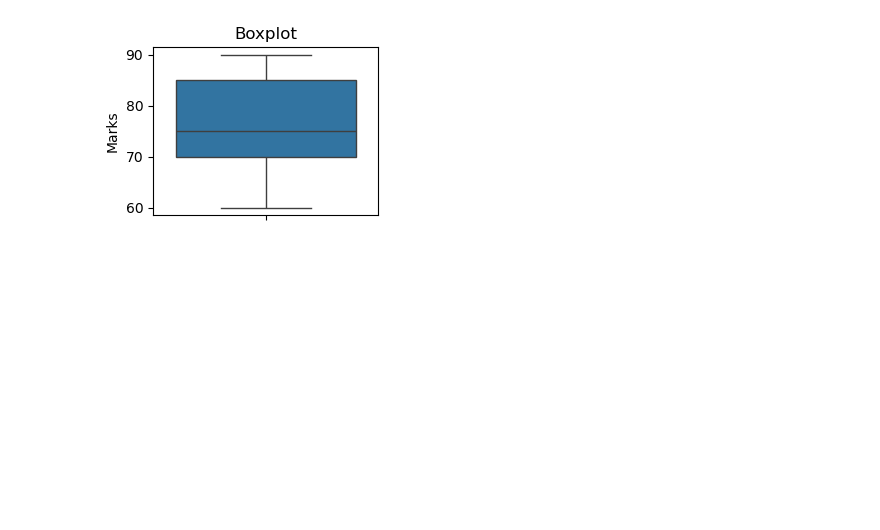
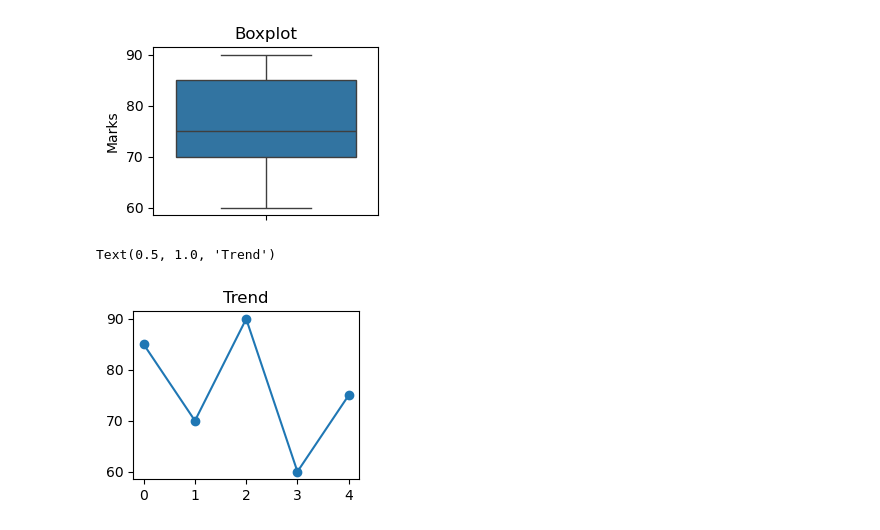
Before and after one commit to sakshi07bhosale/Data-Science, a Jupyter notebook: Day5/mini-project.ipynb, the cells around one changed output. Saved outputs shown, nothing was run; the diff lists cells and outputs as text; code cells hidden in the pictures; blank space fills up the shorter version.

Commit message:
Line chart created using python

```diff
--- a/Day5/mini-project.ipynb
+++ b/Day5/mini-project.ipynb
@@ -41,3 +41,11 @@ plt.title("Boxplot")
 # %% [output]
 Text(0.5, 1.0, 'Boxplot')
 [figure]
+# %%
+# 4. Line chart
+plt.subplot(2, 2, 4)
+plt.plot(df["Marks"], marker='o')
+plt.title("Trend")
+# %% [output]
+Text(0.5, 1.0, 'Trend')
+[figure, added]
```
